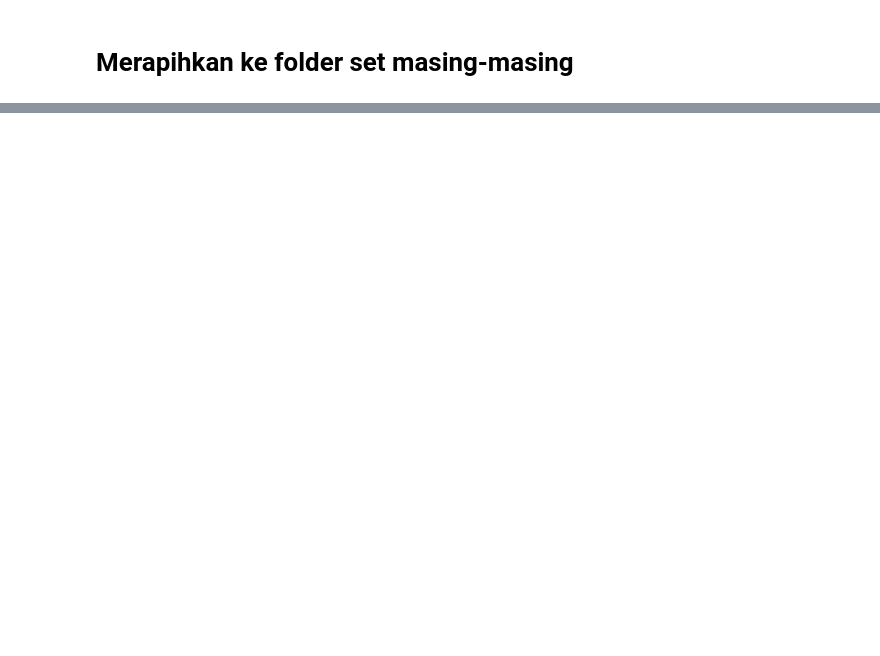
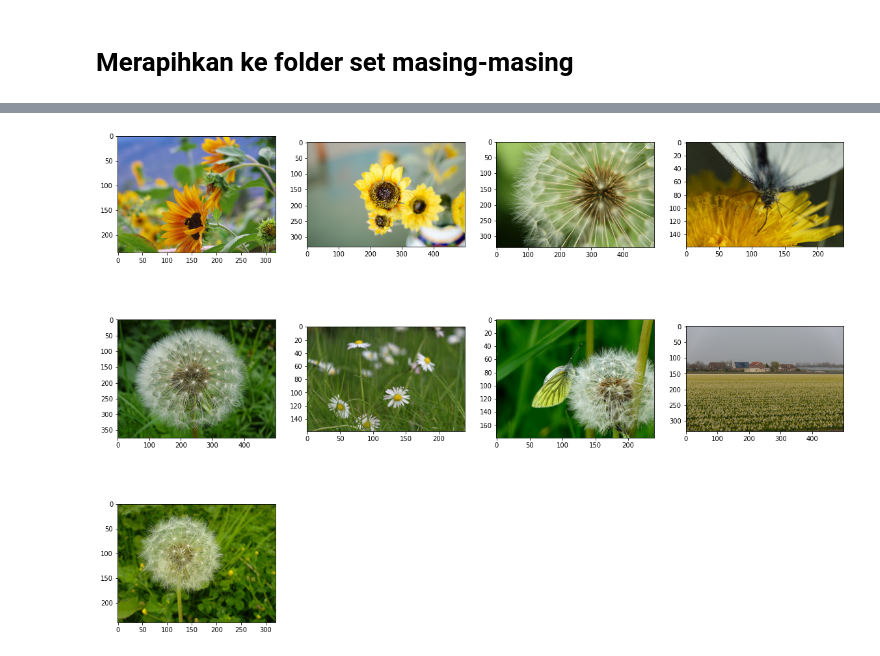
Before and after one commit to ramadperkasa/image-recognition-jasmine, a Jupyter notebook: 1. File Preparation.ipynb, the cells around one changed output, grey strips where cells are left out. Drawn from its saved outputs; the diff is of its cells as text; code cells hidden in the pictures; blank space fills up the shorter version.

```diff
--- a/1. File Preparation.ipynb
+++ b/1. File Preparation.ipynb
@@ -144,0 +571,6 @@ Error:
+# %%
+img_array_resut = []
+for path in tqdm(list_img_path):
+    X = open_image(path)
+    res = model.predict(X)[0]
+    img_array_resut.append(res)
@@ -144,0 +590,15 @@ Error:
+# %%
+from annoy import AnnoyIndex
+
+f = len(img_array_resut[0])
+t = AnnoyIndex(f, 'euclidean')
+
+print(f"Number of features {f}")
+print("Append the item vectors")
+i = 0
+for v in tqdm(img_array_resut):
+    t.add_item(i, v)
+    i += 1
+
+print("Building the tree")
+t.build(10)
@@ -144,0 +633,17 @@ Error:
+# %%
+i = 1
+columns = 4
+rows = 4
+fig = plt.figure(figsize=(20, 20))
+
+for idx in similar_result[0][1:]:
+    path = list_img_path[idx]
+    im = Image.open(path)
+
+    fig.add_subplot(rows, columns, i)
+    plt.imshow(im)
+    i += 1
+
+plt.show()
+# %% [output]
+[figure, added]
```
Also changed, not shown: parts of 101 cells of this notebook.
